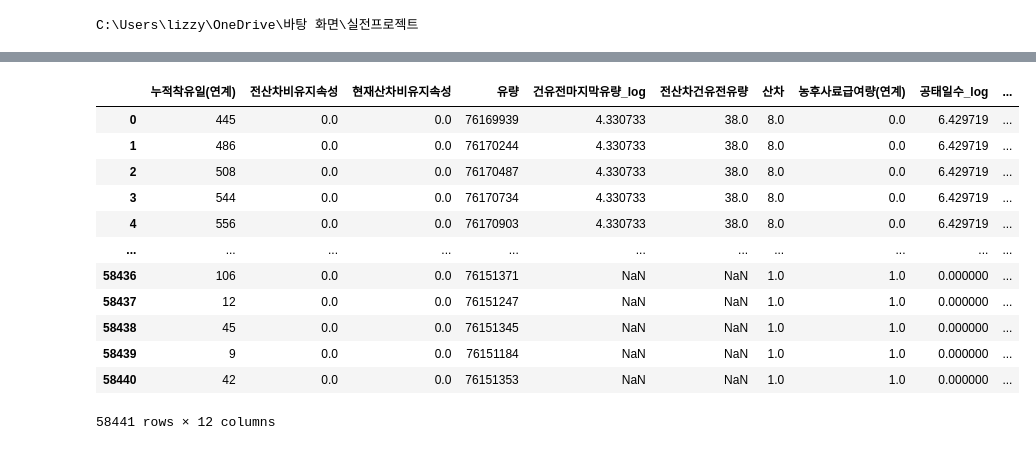
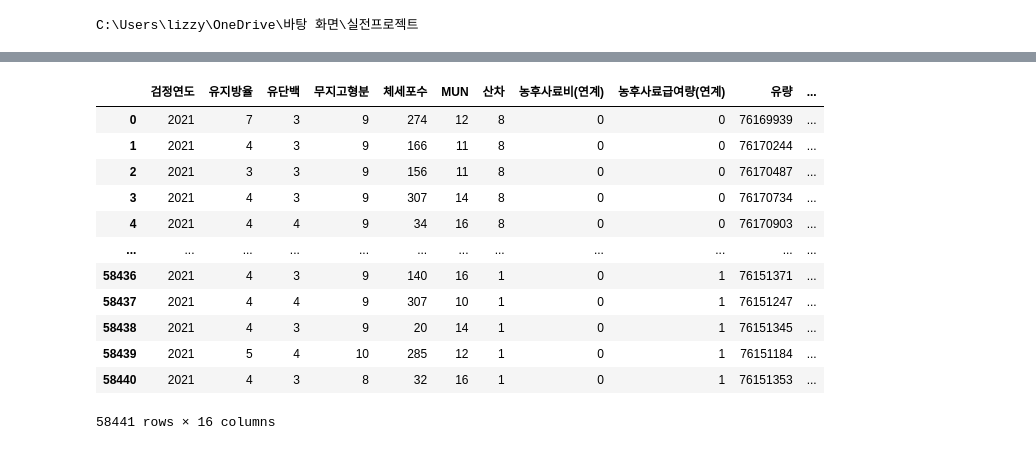
Before and after one commit to cye2020/Smart-Farm-Growth-Analytics, a Jupyter notebook: code/models/20251105_ML전처리_yyw.ipynb, the cells around one changed output, grey strips where cells are left out. Drawn from its saved outputs; the diff is of its cells as text; code cells hidden in the pictures.

```diff
--- a/code/models/20251105_ML전처리_yyw.ipynb
+++ b/code/models/20251105_ML전처리_yyw.ipynb
@@ -33,0 +129,5 @@ Index(['농장아이디', '개체번호', '검정일자', '누적착유일(연
+# %%
+milk_content['우유등급'] = milk_content['우유등급'].map({'1등급': 1, '2등급이하': 0})
+
+
+print(milk_content['우유등급'].dtypes)
@@ -33,0 +136,9 @@ Index(['농장아이디', '개체번호', '검정일자', '누적착유일(연
+# %%
+# 날짜 차이 계산 (일 단위)
+milk_content['나이'] = (milk_content['검정일자'] - milk_content['출생일자']).dt.days
+
+# 음수 값(출생일자가 검정일자보다 큰 경우)은 0으로 처리
+milk_content['나이'] = milk_content['나이'].apply(lambda x: max(x, 0))
+milk_content['나이'] = (milk_content['나이'] / 365).astype(int)
+
+milk_content
@@ -134,0 +191,3 @@ df_milk_total = df_milk[['누적착유일(연계)', '전산차비유지속성',
+# %%
+milk_content['검정연도']=milk_content['검정일자'].dt.year
+milk_content['검정연도'].unique()
@@ -134,0 +196,3 @@ df_milk_total = df_milk[['누적착유일(연계)', '전산차비유지속성',
+# %%
+df_milk = milk_content[['검정연도','유지방율', '유단백', '무지고형분', '체세포수', 'MUN', '산차', '농후사료비(연계)',
+'농후사료급여량(연계)', '유량', '누적착유일(연계)', '비유초기평균유지율', '비유초기평균단백율', '비유초기평균MUN', '공태일수', 'PF비']]
@@ -135,16 +212,16 @@ df_milk_total = df_milk[['누적착유일(연계)', '전산차비유지속성',
 # %%
-df_milk_total
+df_milk
 # %% [output]
-|  | 누적착유일(연계) | 전산차비유지속성 | 현재산차비유지속성 | 유량 | 건유전마지막유량_log | 전산차건유전유량 | 산차 | 농후사료급여량(연계) | 공태일수_log | ... |
-| 0 | 445 | 0.0 | 0.0 | 76169939 | 4.330733 | 38.0 | 8.0 | 0.0 | 6.429719 | ... |
-| 1 | 486 | 0.0 | 0.0 | 76170244 | 4.330733 | 38.0 | 8.0 | 0.0 | 6.429719 | ... |
-| 2 | 508 | 0.0 | 0.0 | 76170487 | 4.330733 | 38.0 | 8.0 | 0.0 | 6.429719 | ... |
-| 3 | 544 | 0.0 | 0.0 | 76170734 | 4.330733 | 38.0 | 8.0 | 0.0 | 6.429719 | ... |
-| 4 | 556 | 0.0 | 0.0 | 76170903 | 4.330733 | 38.0 | 8.0 | 0.0 | 6.429719 | ... |
-| ... | ... | ... | ... | ... | ... | ... | ... | ... | ... | ... |
-| 58436 | 106 | 0.0 | 0.0 | 76151371 | NaN | NaN | 1.0 | 1.0 | 0.000000 | ... |
-| 58437 | 12 | 0.0 | 0.0 | 76151247 | NaN | NaN | 1.0 | 1.0 | 0.000000 | ... |
-| 58438 | 45 | 0.0 | 0.0 | 76151345 | NaN | NaN | 1.0 | 1.0 | 0.000000 | ... |
-| 58439 | 9 | 0.0 | 0.0 | 76151184 | NaN | NaN | 1.0 | 1.0 | 0.000000 | ... |
-| 58440 | 42 | 0.0 | 0.0 | 76151353 | NaN | NaN | 1.0 | 1.0 | 0.000000 | ... |
+|  | 검정연도 | 유지방율 | 유단백 | 무지고형분 | 체세포수 | MUN | 산차 | 농후사료비(연계) | 농후사료급여량(연계) | 유량 | ... |
+| 0 | 2021 | 7 | 3 | 9 | 274 | 12 | 8 | 0 | 0 | 76169939 | ... |
+| 1 | 2021 | 4 | 3 | 9 | 166 | 11 | 8 | 0 | 0 | 76170244 | ... |
+| 2 | 2021 | 3 | 3 | 9 | 156 | 11 | 8 | 0 | 0 | 76170487 | ... |
+| 3 | 2021 | 4 | 3 | 9 | 307 | 14 | 8 | 0 | 0 | 76170734 | ... |
+| 4 | 2021 | 4 | 4 | 9 | 34 | 16 | 8 | 0 | 0 | 76170903 | ... |
+| ... | ... | ... | ... | ... | ... | ... | ... | ... | ... | ... | ... |
+| 58436 | 2021 | 4 | 3 | 9 | 140 | 16 | 1 | 0 | 1 | 76151371 | ... |
+| 58437 | 2021 | 4 | 4 | 9 | 307 | 10 | 1 | 0 | 1 | 76151247 | ... |
+| 58438 | 2021 | 4 | 3 | 9 | 20 | 14 | 1 | 0 | 1 | 76151345 | ... |
+| 58439 | 2021 | 5 | 4 | 10 | 285 | 12 | 1 | 0 | 1 | 76151184 | ... |
+| 58440 | 2021 | 4 | 3 | 8 | 32 | 16 | 1 | 0 | 1 | 76151353 | ... |
-58441 rows × 12 columns
+58441 rows × 16 columns
```
Also changed, not shown: parts of 40 cells of this notebook, 2 other files.
